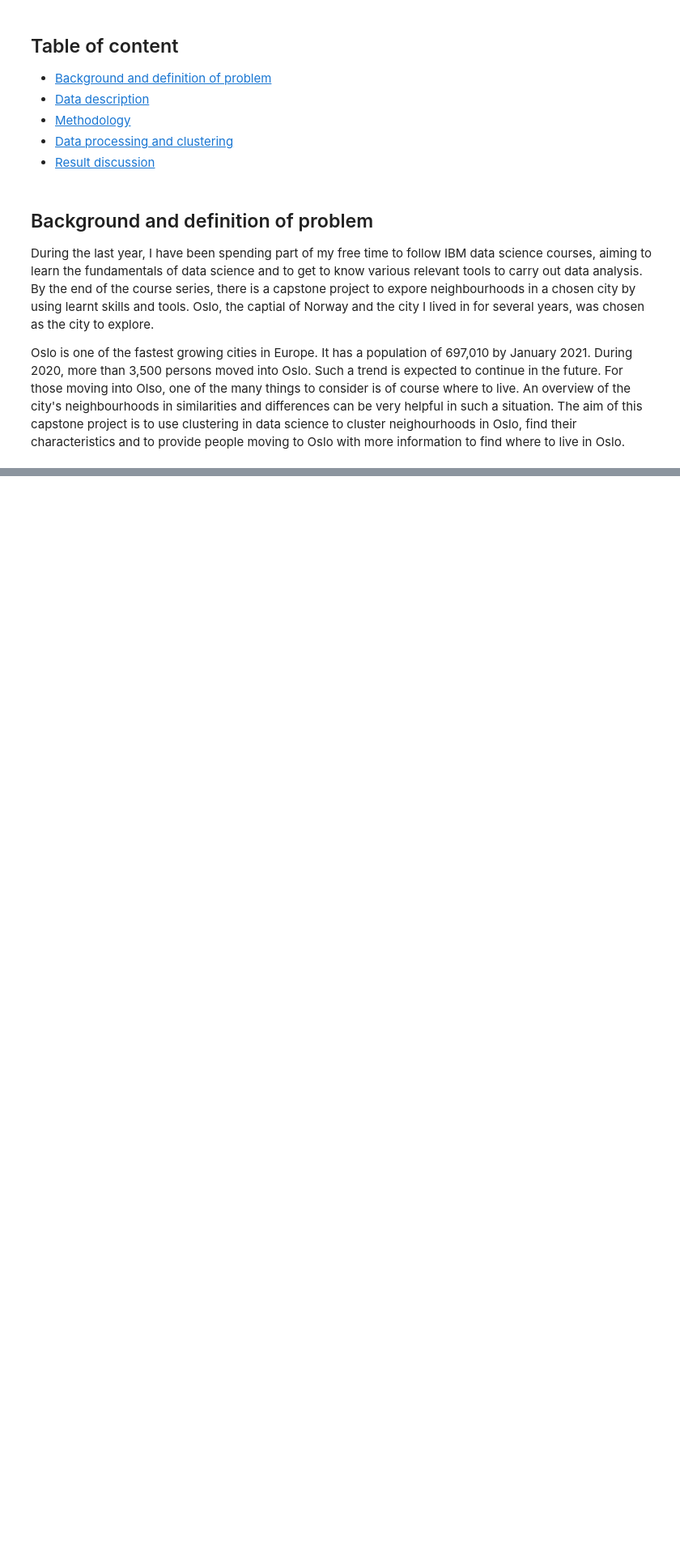
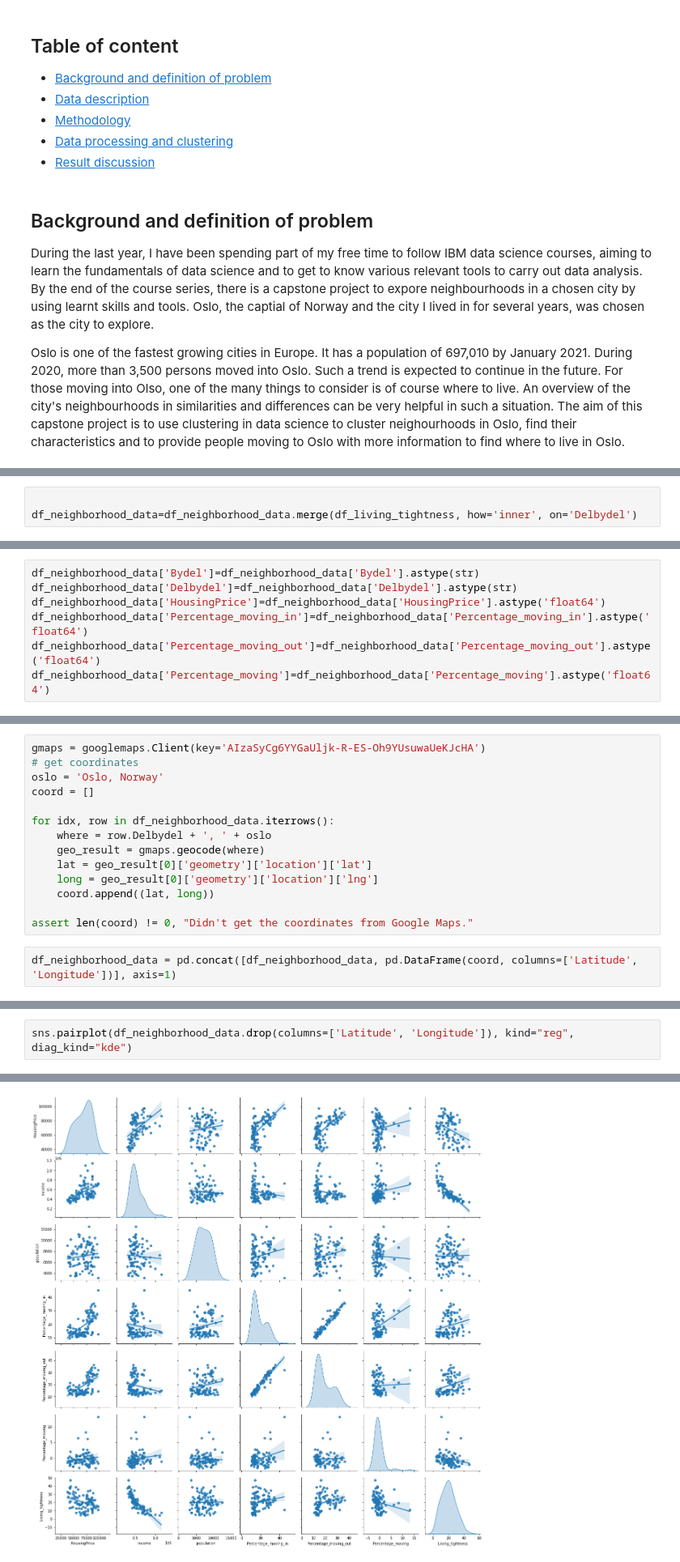
Before and after one commit to YunaZhao-N/Coursera_Capstone, a Jupyter notebook: CapstoneProject.ipynb, the cells around one changed output, grey strips where cells are left out. Shown at 81% size. Drawn from its saved outputs; the diff is of its cells as text; blank space fills up the shorter version.

```diff
--- a/CapstoneProject.ipynb
+++ b/CapstoneProject.ipynb
@@ -66,0 +529,3 @@ ModuleNotFoundError: No module named 'seaborn'
+# %%
+
+df_neighborhood_data=df_neighborhood_data.merge(df_living_tightness, how='inner', on='Delbydel')
@@ -66,0 +564,7 @@ ModuleNotFoundError: No module named 'seaborn'
+# %%
+df_neighborhood_data['Bydel']=df_neighborhood_data['Bydel'].astype(str)
+df_neighborhood_data['Delbydel']=df_neighborhood_data['Delbydel'].astype(str)
+df_neighborhood_data['HousingPrice']=df_neighborhood_data['HousingPrice'].astype('float64')
+df_neighborhood_data['Percentage_moving_in']=df_neighborhood_data['Percentage_moving_in'].astype('float64')
+df_neighborhood_data['Percentage_moving_out']=df_neighborhood_data['Percentage_moving_out'].astype('float64')
+df_neighborhood_data['Percentage_moving']=df_neighborhood_data['Percentage_moving'].astype('float64')
@@ -66,0 +586,16 @@ ModuleNotFoundError: No module named 'seaborn'
+# %%
+gmaps = googlemaps.Client(key='AIzaSyCg6YYGaUljk-R-ES-Oh9YUsuwaUeKJcHA')
+# get coordinates
+oslo = 'Oslo, Norway'
+coord = []
+
+for idx, row in df_neighborhood_data.iterrows():
+    where = row.Delbydel + ', ' + oslo
+    geo_result = gmaps.geocode(where)
+    lat = geo_result[0]['geometry']['location']['lat']
+    long = geo_result[0]['geometry']['location']['lng']
+    coord.append((lat, long))
+
+assert len(coord) != 0, "Didn't get the coordinates from Google Maps."
+# %%
+df_neighborhood_data = pd.concat([df_neighborhood_data, pd.DataFrame(coord, columns=['Latitude', 'Longitude'])], axis=1)
@@ -66,0 +682,3 @@ ModuleNotFoundError: No module named 'seaborn'
+# %%
+sns.pairplot(df_neighborhood_data.drop(columns=['Latitude', 'Longitude']), kind="reg", diag_kind="kde")
+# %% [output]
@@ -66,0 +686 @@ ModuleNotFoundError: No module named 'seaborn'
+[figure, added]
```
Also changed, not shown: parts of 191 cells of this notebook.
